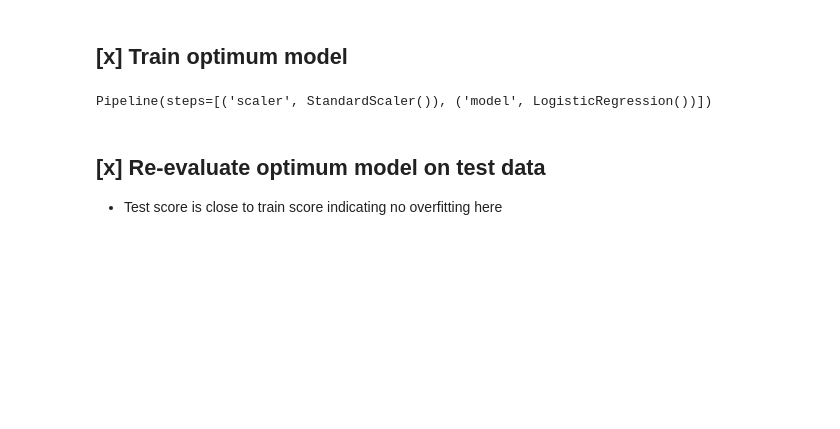
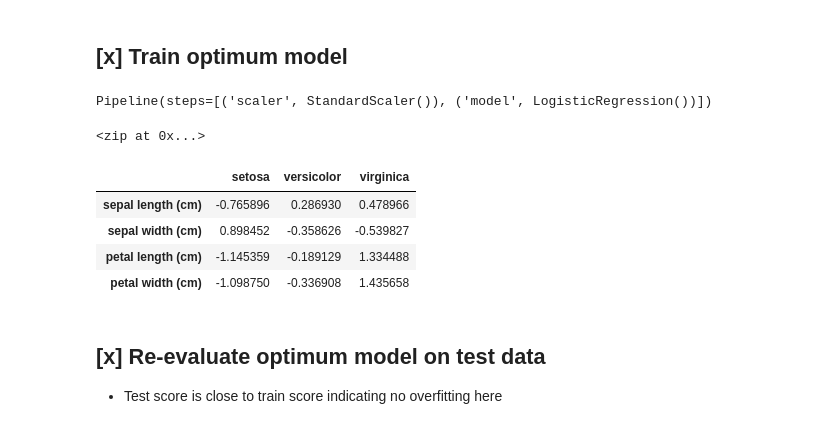
Before and after one commit to n2tp1311/udacity_ds_blog_post, a Jupyter notebook: iris.ipynb, the cells around one changed output. Saved outputs shown, nothing was run; the diff lists cells and outputs as text; code cells hidden in the pictures; blank space fills up the shorter version.

```diff
--- a/iris.ipynb
+++ b/iris.ipynb
@@ -211,4 +213,20 @@ selected_estimator = models['logistic_scaled']
 selected_estimator.fit(X_test, y_test)
 # %% [output]
 Pipeline(steps=[('scaler', StandardScaler()), ('model', LogisticRegression())])
+# %%
+zip(selected_estimator['scaler'].get_feature_names_out(), selected_estimator['model'].coef_)
+# %% [output]
+<zip at 0x...>
+# %%
+pd.DataFrame(
+    selected_estimator['model'].coef_,
+    columns=selected_estimator['scaler'].get_feature_names_out(),
+    index = label_encoder.classes_
+).T
+# %% [output]
+|  | setosa | versicolor | virginica |
+| sepal length (cm) | -0.765896 | 0.286930 | 0.478966 |
+| sepal width (cm) | 0.898452 | -0.358626 | -0.539827 |
+| petal length (cm) | -1.145359 | -0.189129 | 1.334488 |
+| petal width (cm) | -1.098750 | -0.336908 | 1.435658 |
 # %% [markdown]
```
Also changed, not shown: parts of 2 cells of this notebook, 1 other file.
